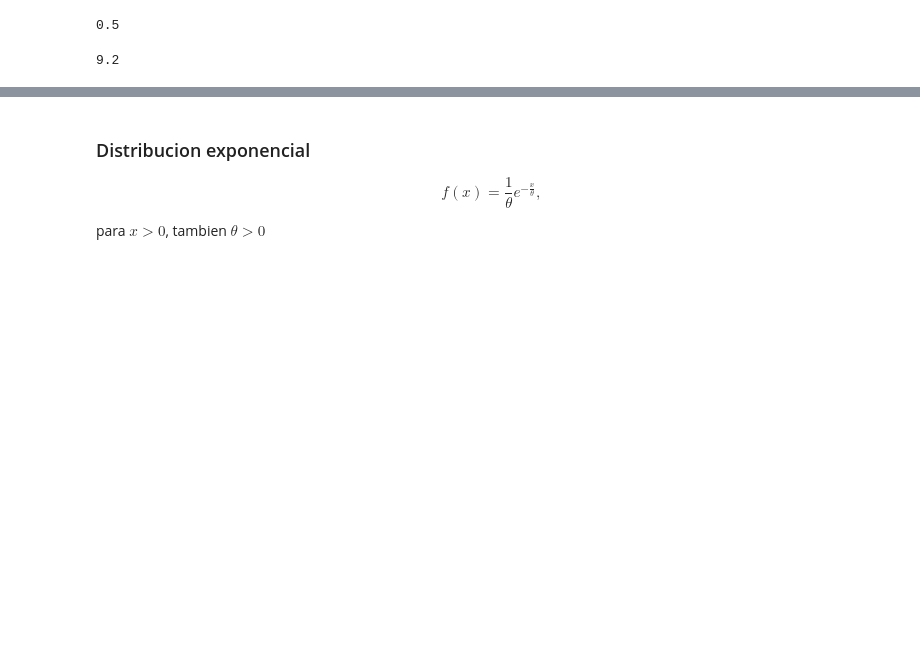
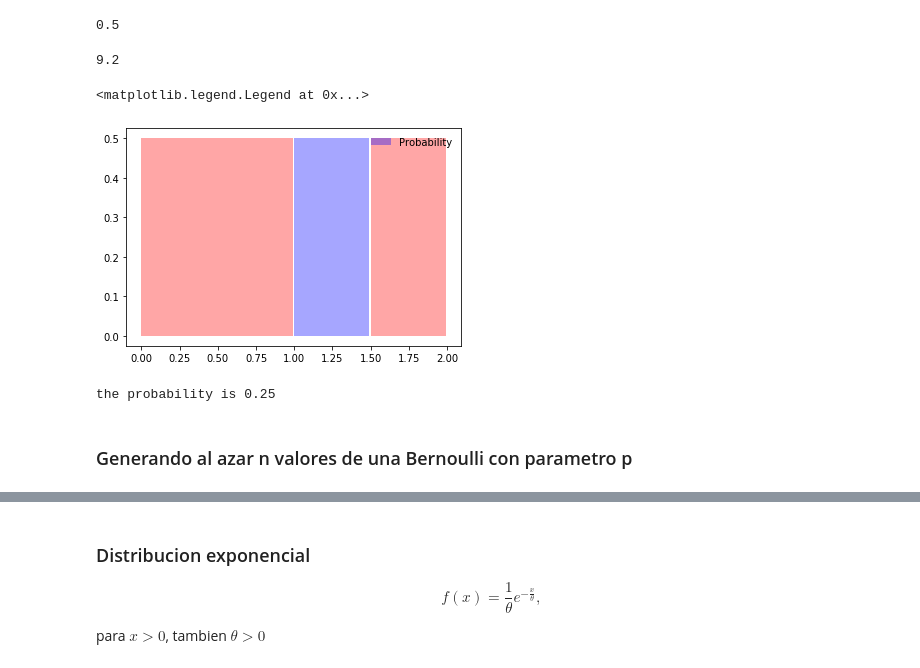
Before and after one commit to eacunafer/DataAnalysiswithPython3, a Jupyter notebook: Notebooks/Lab15v3.ipynb, the cells around one changed output, grey strips where cells are left out. Drawn from its saved outputs; the diff is of its cells as text; code cells hidden in the pictures; blank space fills up the shorter version.

```diff
--- a/Notebooks/Lab15v3.ipynb
+++ b/Notebooks/Lab15v3.ipynb
@@ -58,6 +65,22 @@ uniform.cdf(6,loc=2,scale=8)
 uniform.ppf(.9,loc=2,scale=8)
 # %% [output]
 9.2
+# %%
+#ejemplo 5.11.  X es U(0,2) se pide calcular P(1<X<3/2)
+plt.fill_between(x=np.arange(0,1,0.01), y1= uniform.pdf(np.arange(0,1,0.01),0,2),facecolor='red',alpha=0.35)
+plt.fill_between(x=np.arange(1,1.5,0.01), y1= uniform.pdf(np.arange(1,1.5,0.01),0,2),facecolor='blue',alpha=0.35,label='Probability')
+plt.fill_between(x=np.arange(1.5,2,0.01), y1= uniform.pdf(np.arange(1.5,2,0.01),0,2),facecolor='red',alpha=0.35)
+plt.legend(loc='best',frameon=False)
+# %% [output]
+<matplotlib.legend.Legend at 0x...>
+[figure, added]
+# %%
+prob=uniform.cdf(1.5,0,2)-uniform.cdf(1,0,2)
+print("the probability is",prob)
+# %% [output]
+the probability is 0.25
+# %% [markdown]
+### Generando al azar n valores de una Bernoulli con parametro p
 # %%
 #**********************************************************
 #Generando al azar n valores de una bernoulli con parametro p
```
Also changed, not shown: parts of 20 cells of this notebook, 1 other file.
